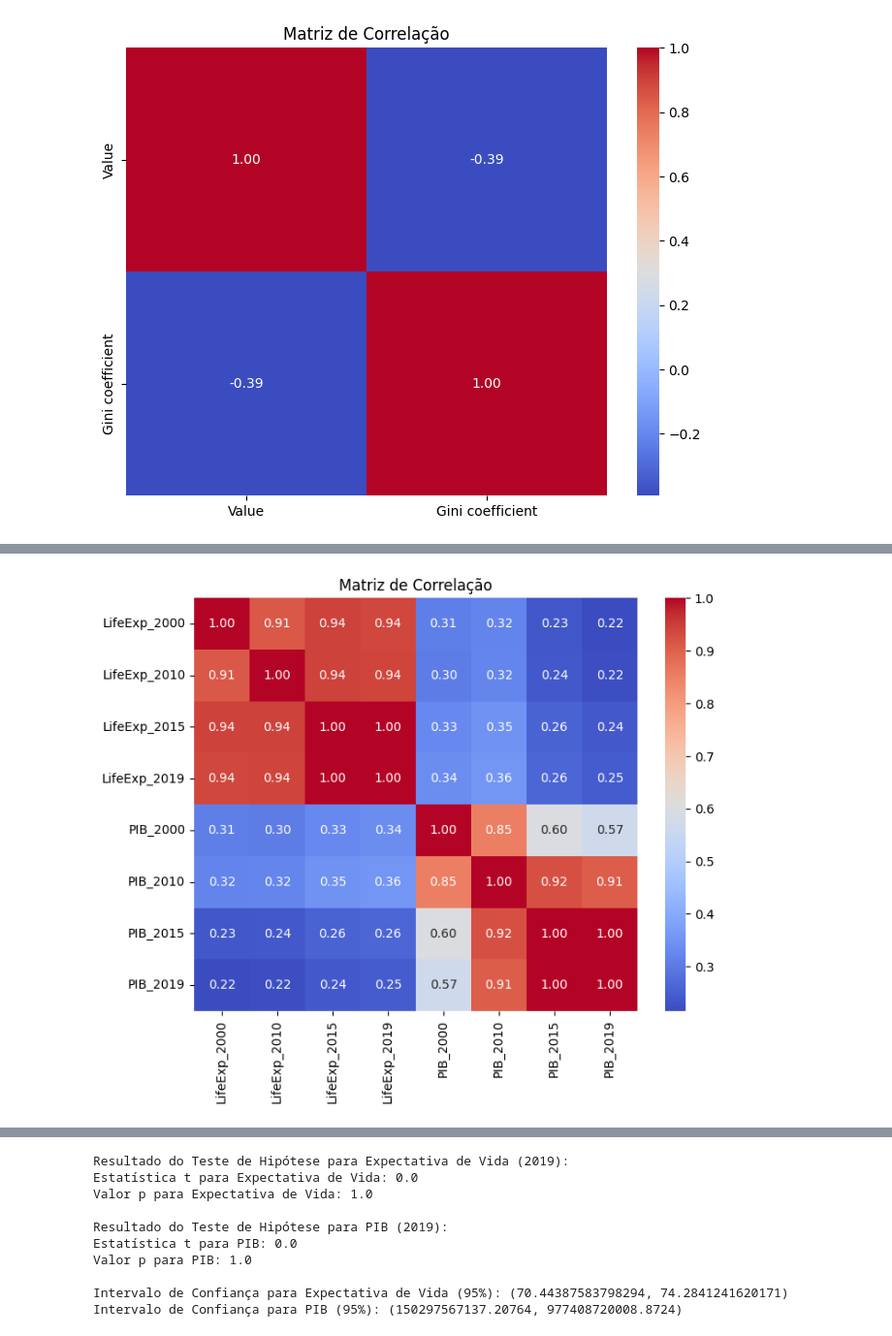
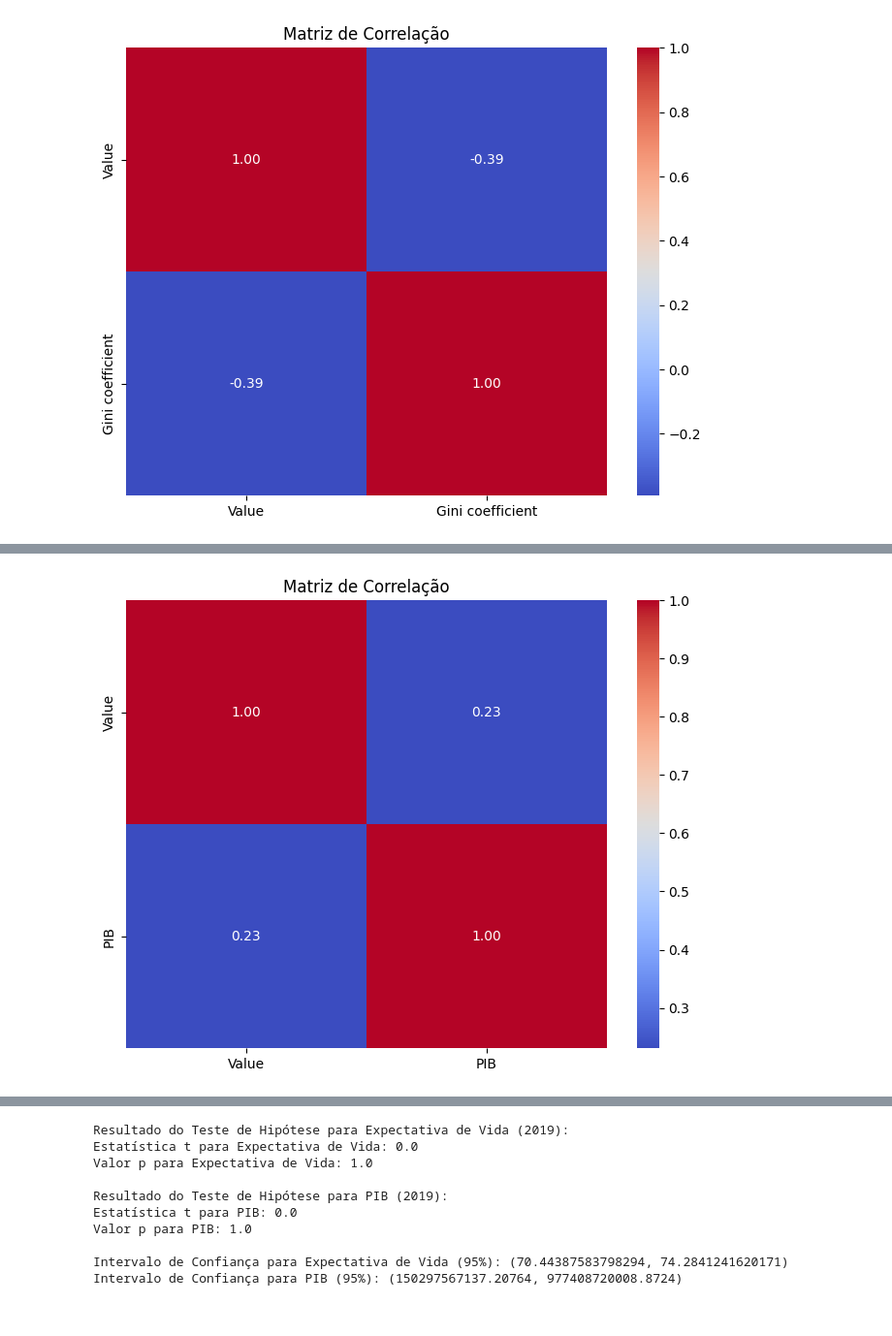
Before and after one commit to marcelomrad/Trabalho_Final_ICD, a Jupyter notebook: aspectosEconomicos.ipynb, the cells around one changed output, grey strips where cells are left out. Shown: that part at 97% size. Saved outputs shown, nothing was run; the diff lists cells and outputs as text; code cells hidden in the pictures.

Commit message:
adicionando novas visualizações para aspectos econômicos

```diff
--- a/aspectosEconomicos.ipynb
+++ b/aspectosEconomicos.ipynb
@@ -82,0 +121,6 @@ gini_merge_2010.head(10)
+# %%
+df_pib = pd.read_csv('./dataset/GDP by Country 1999-2022.csv')
+
+df_pib = df_pib[["Country", "2000", "2010", "2015", "2019"]]
+
+df_pib
@@ -82,0 +141,4 @@ gini_merge_2010.head(10)
+# %%
+df_pib_melted = df_pib.melt(id_vars=["Country"], var_name="Year", value_name="PIB")
+
+df_pib_melted
@@ -82,0 +159,12 @@ gini_merge_2010.head(10)
+# %%
+# Convertendo coluna de Year para string
+df_pib_melted['Year'] = df_pib_melted['Year'].astype(str)
+
+# Preenchedo "," dos valores de PIB's para evitar que ocorra erro na hora da conversão para numérico
+df_pib_melted['PIB'] = df_pib_melted['PIB'].str.replace(',', '')
+df_pib_melted['PIB'] = pd.to_numeric(df_pib_melted['PIB'], errors='coerce')
+# %%
+# Fazendo o merge dos DadaFrames
+df_pib_merged = pd.merge(df_expectativa_ao_nascer, df_pib_melted, on=['Country', 'Year'], how='inner')
+
+df_pib_merged
@@ -179,18 +350,18 @@ pib_merge.head(5)
 # %%
-colunas_strings = pib_merge.select_dtypes(include=['object'])
+colunas_strings = df_pib_merged.select_dtypes(include=['object'])
 
 nomes_colunas_strings = colunas_strings.columns.tolist()
 
-df_matriz = pib_merge.drop(columns=nomes_colunas_strings)
+df_matriz = df_pib_merged.drop(columns=nomes_colunas_strings)
 
-df_matriz = pib_merge.corr()
+df_matriz = df_pib_merged.corr(numeric_only=True)
 
 plt.figure(figsize=(8, 6))
 
 sns.heatmap(df_matriz, annot=True, cmap='coolwarm', fmt=".2f")
 
 plt.title('Matriz de Correlação')
 
 plt.show()
 # %% [output]
-[figure, old version]
+[figure, new version]
```
Also changed, not shown: parts of 38 cells of this notebook, 3 other files.
